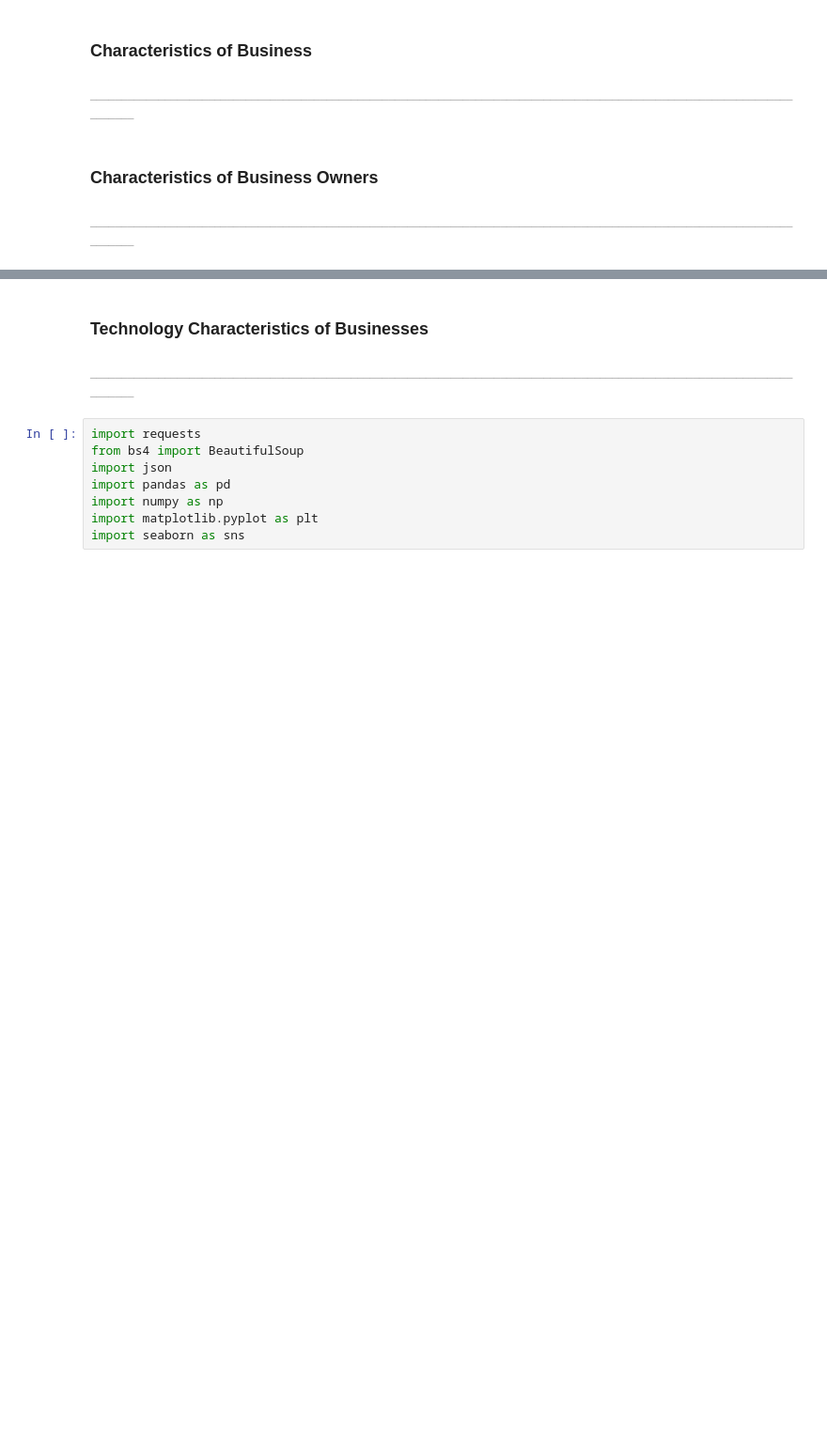
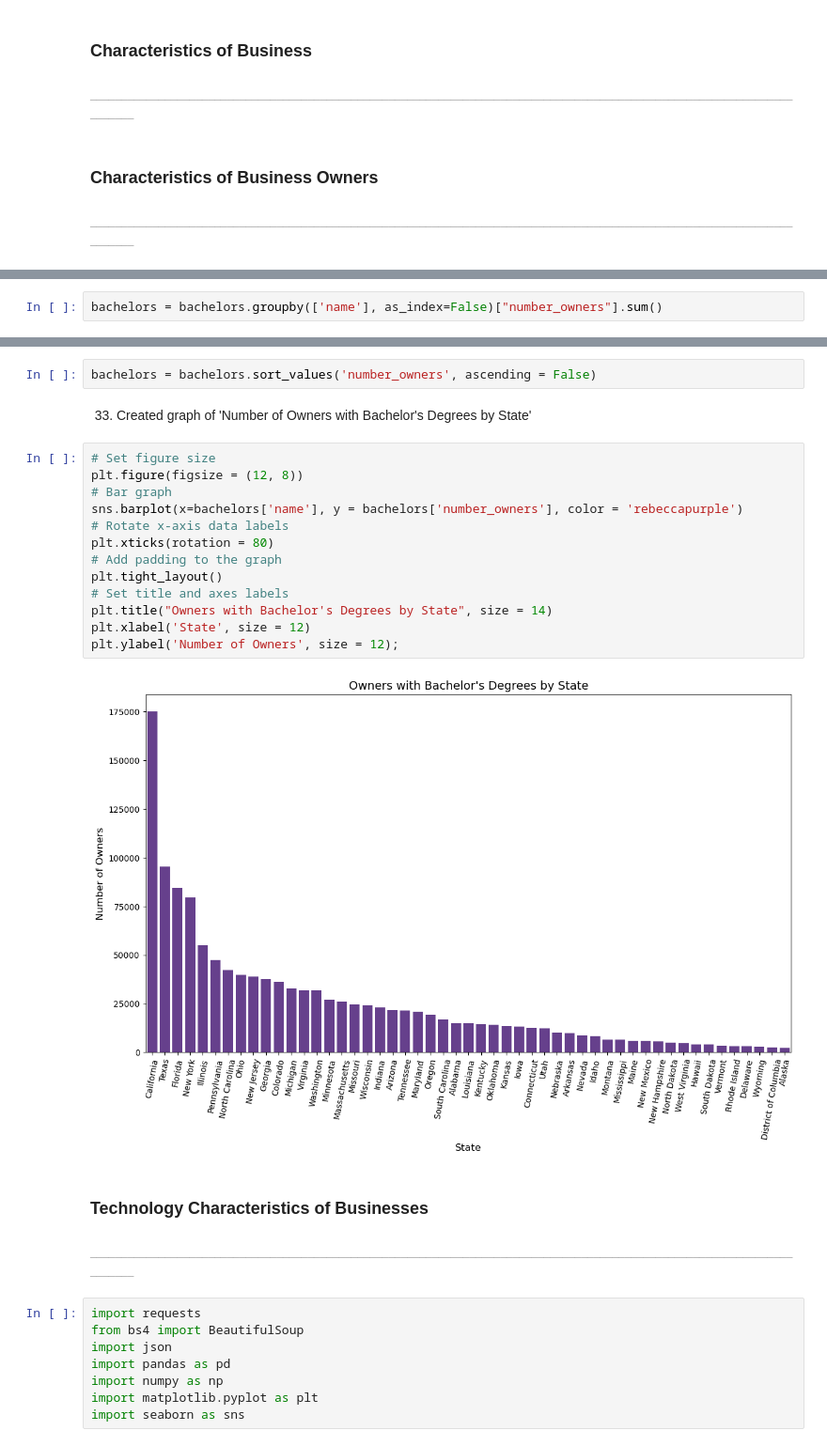
Before and after one commit to FinnMcSweeney/asmt-08-group1, a Jupyter notebook: asmt-08.ipynb, the cells around one changed output, grey strips where cells are left out. Shown at 94% size. Saved outputs shown, nothing was run; the diff lists cells and outputs as text; blank space fills up the shorter version.

```diff
--- a/asmt-08.ipynb
+++ b/asmt-08.ipynb
@@ -336,0 +357,2 @@ plt.ylabel('Number of Owners', size = 12);
+# %%
+bachelors = bachelors.groupby(['name'], as_index=False)["number_owners"].sum()
@@ -337,3 +361,22 @@ plt.ylabel('Number of Owners', size = 12);
+# %%
+bachelors = bachelors.sort_values('number_owners', ascending = False)
+# %% [markdown]
+33. Created graph of 'Number of Owners with Bachelor's Degrees by State'
+# %%
+# Set figure size
+plt.figure(figsize = (12, 8))
+# Bar graph
+sns.barplot(x=bachelors['name'], y = bachelors['number_owners'], color = 'rebeccapurple')
+# Rotate x-axis data labels
+plt.xticks(rotation = 80)
+# Add padding to the graph
+plt.tight_layout()
+# Set title and axes labels
+plt.title("Owners with Bachelor's Degrees by State", size = 14)
+plt.xlabel('State', size = 12)
+plt.ylabel('Number of Owners', size = 12);
+# %% [output]
+[figure, added]
 # %% [markdown]
 <h3>Technology Characteristics of Businesses</h3>
 <h6>________________________________________________________________________________________________________________________</h6>
```
Also changed, not shown: parts of 91 cells of this notebook.
